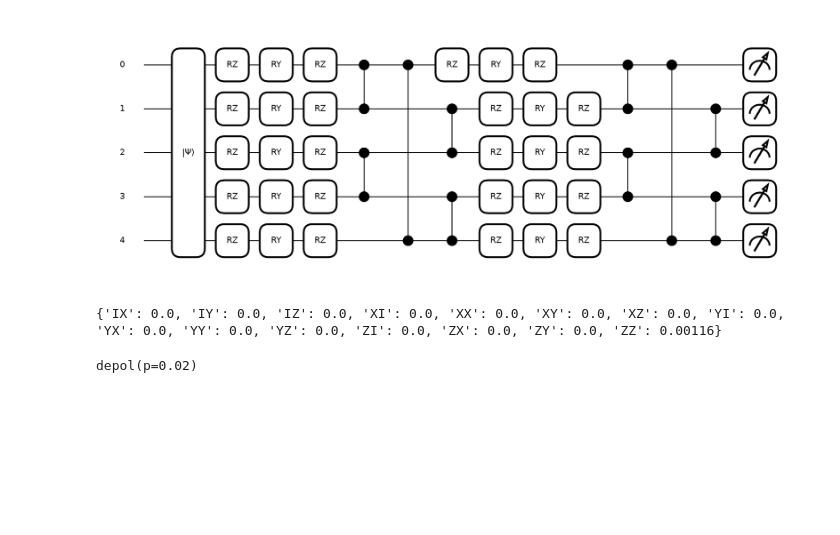
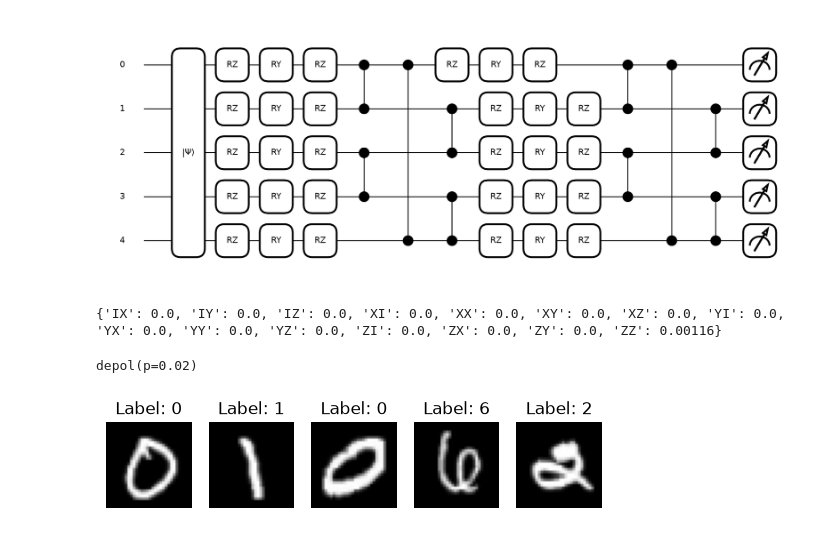
Before and after one commit to dylan-odonoghue/Partial-Error-Correction-on-Non-Clifford-Gates, a Jupyter notebook: Scripts/debug.ipynb, the cells around one changed output. Drawn from its saved outputs; the diff is of its cells as text; code cells hidden in the pictures; blank space fills up the shorter version.

Commit message:
Added random sampling from dataset

```diff
--- a/Scripts/debug.ipynb
+++ b/Scripts/debug.ipynb
@@ -43,3 +43,22 @@ depol_noise_model = depolarising_single_qubit(p_depol=0.02)
 print(depol_noise_model.metadata['name'])
 # %% [output]
 depol(p=0.02)
+# %%
+from train import preprocess_MNIST_data
+train_data, test_data = preprocess_MNIST_data(num_qubits=10, train_size=1000, test_size=200, random_seed=4554905)
+# %%
+train_data[1]
+
+# Visulalise the first 5 images in the training dataset
+import matplotlib.pyplot as plt
+import numpy as np
+
+for i in range(5):
+    plt.subplot(1, 5, i + 1)
+    og_dims = np.sqrt(len(train_data[i][0]))
+    plt.imshow(train_data[i][0].reshape(int(og_dims), int(og_dims)), cmap='gray')
+    plt.title(f'Label: {train_data[i][1]}')
+    plt.axis('off')
+plt.show()
+# %% [output]
+[figure, added]
```
Also changed, not shown: parts of 1 cell of this notebook, 2 other files.
